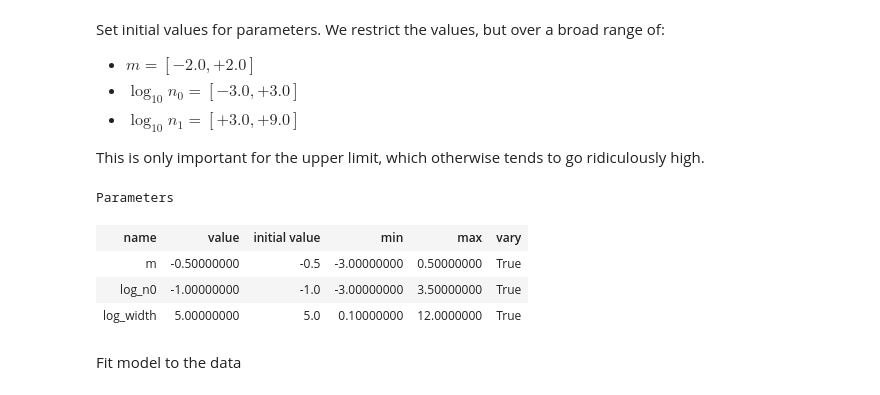
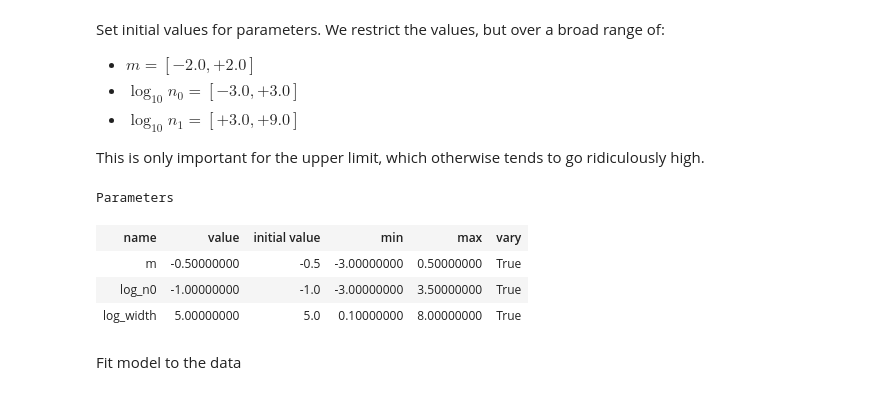
Before and after one commit to will-henney/hii-density-distribution, a Jupyter notebook: density_diagnostic_fit.ipynb, the cells around one changed output. Saved outputs shown, nothing was run; the diff lists cells and outputs as text; code cells hidden in the pictures.

```diff
--- a/density_diagnostic_fit.ipynb
+++ b/density_diagnostic_fit.ipynb
@@ -171,16 +175,17 @@ This is only important for the upper limit, which otherwise tends to go ridiculo
 # %%
 params = pmodel.make_params(
     m=dict(value=-0.5, min=-3, max=0.5),
     log_n0=dict(value=-1.0, min=-3, max=3.5),
-    log_width=dict(value=5.0, min=0.1, max=12),
+    # log_width=dict(value=5.0, min=0.1, max=12),
+    log_width=dict(value=5.0, min=0.1, max=8),
 )
 params
 # %% [output]
 Parameters
 | name | value | initial value | min | max | vary |
 | m | -0.50000000 | -0.5 | -3.00000000 | 0.50000000 | True |
 | log_n0 | -1.00000000 | -1.0 | -3.00000000 | 3.50000000 | True |
-| log_width | 5.00000000 | 5.0 | 0.10000000 | 12.0000000 | True |
+| log_width | 5.00000000 | 5.0 | 0.10000000 | 8.00000000 | True |
 # %% [markdown]
 Fit model to the data
 # %%
```
Also changed, not shown: parts of 49 cells of this notebook, 1 other file.
